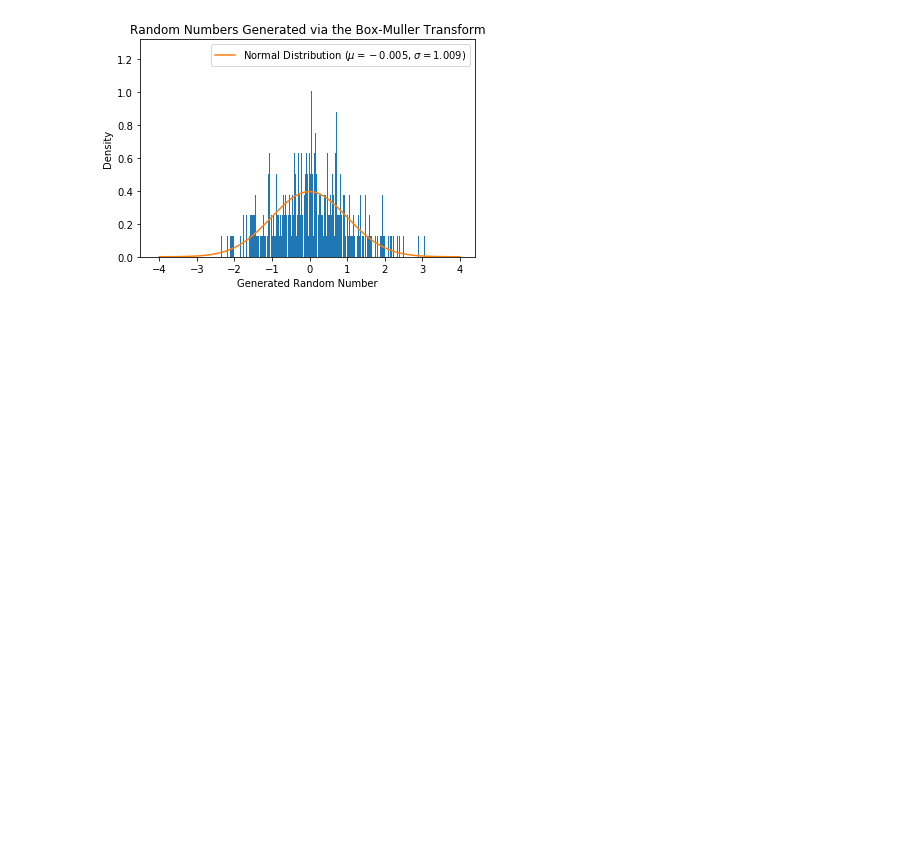
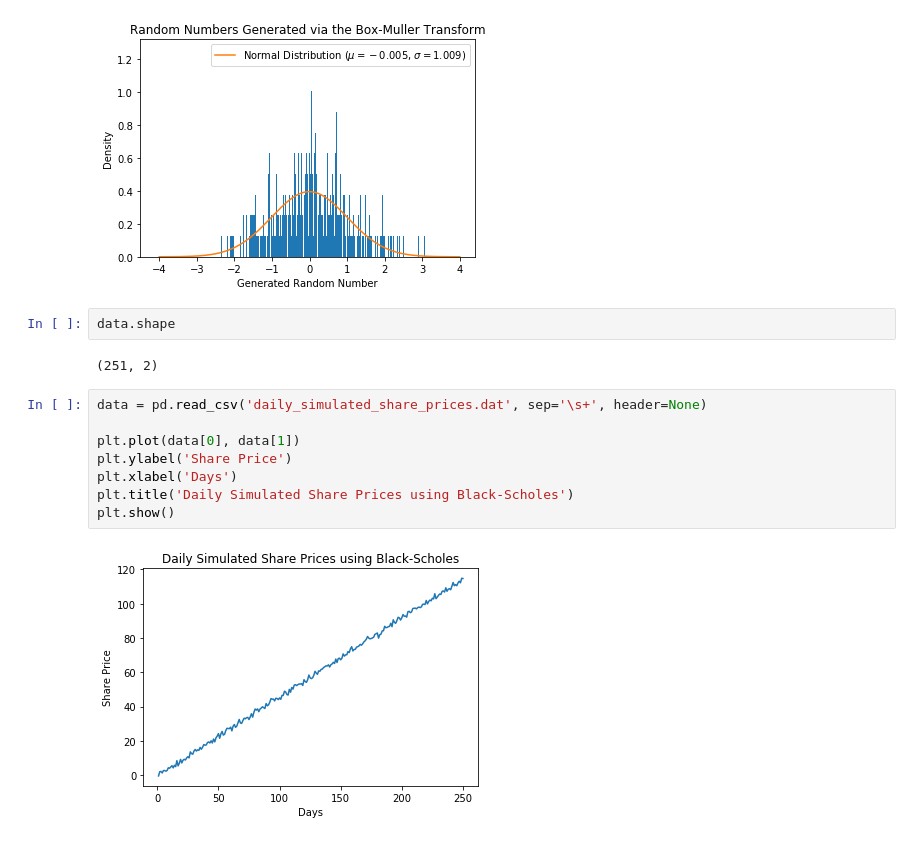
Before and after one commit to INASIC/Financial-Derivatives, a Jupyter notebook: Plotting Q2.ipynb, the cells around one changed output. Saved outputs shown, nothing was run; the diff lists cells and outputs as text; blank space fills up the shorter version.

```diff
--- a/Plotting Q2.ipynb
+++ b/Plotting Q2.ipynb
@@ -43,3 +43,17 @@ plt.legend()
 plt.show()
 # %% [output]
 [figure]
+# %%
+data.shape
+# %% [output]
+(251, 2)
+# %%
+data = pd.read_csv('daily_simulated_share_prices.dat', sep='\s+', header=None)
+
+plt.plot(data[0], data[1])
+plt.ylabel('Share Price')
+plt.xlabel('Days')
+plt.title('Daily Simulated Share Prices using Black-Scholes')
+plt.show()
+# %% [output]
+[figure, added]
```
Also changed, not shown: 4 other files.
